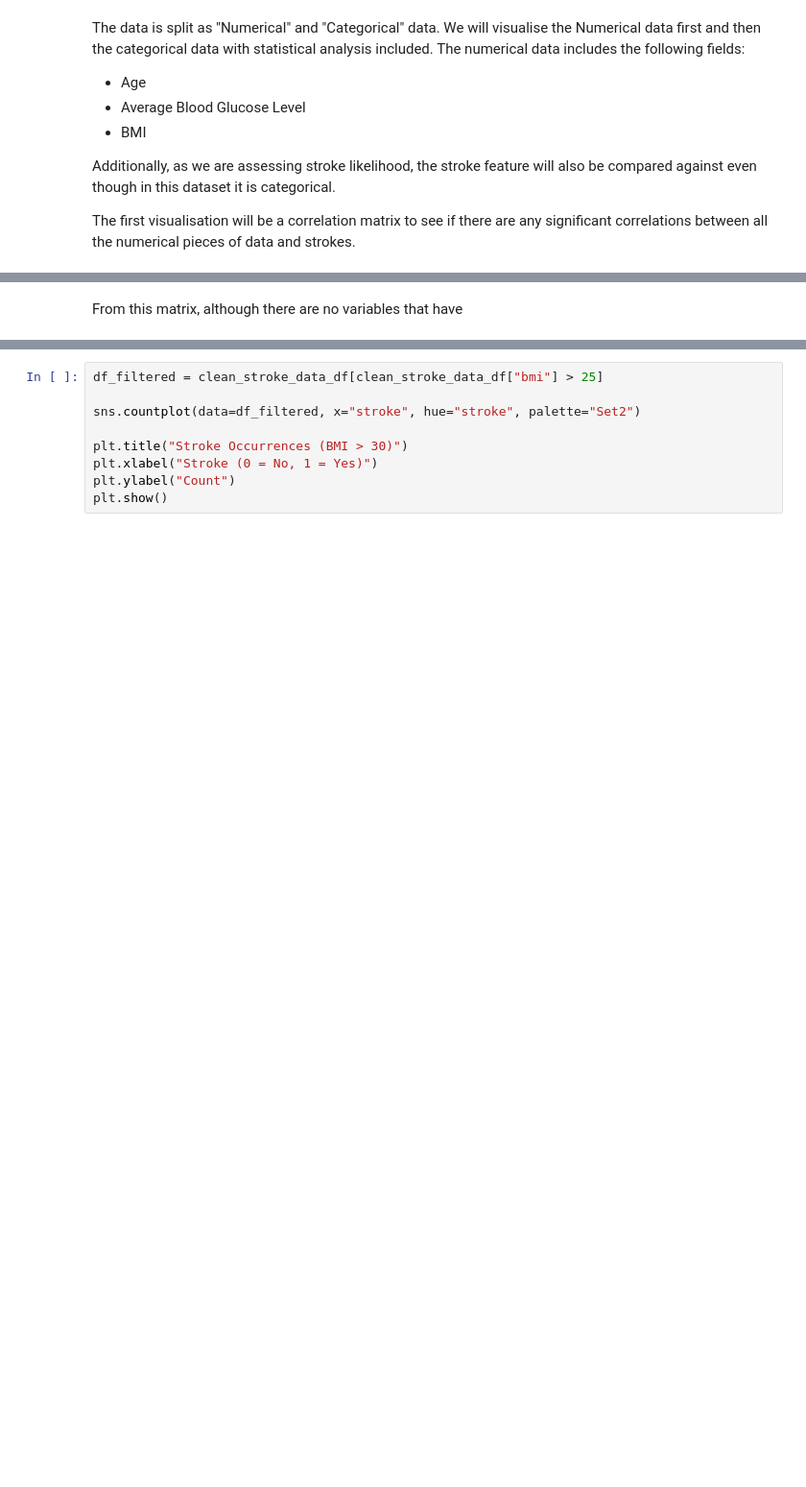
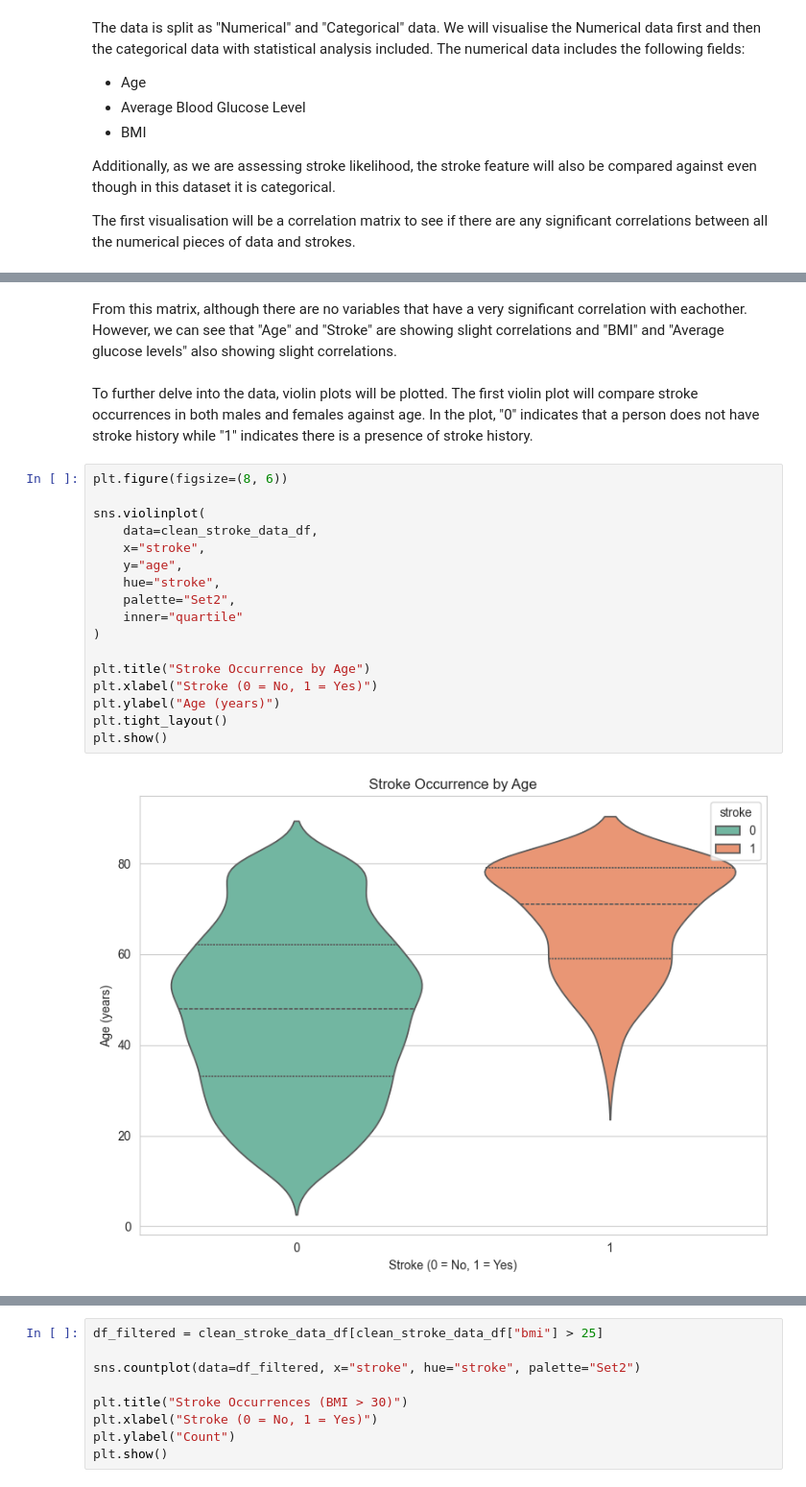
Before and after one commit to naqashb7/stroke_prediction_app, a Jupyter notebook: jupyter_notebooks/EDA.ipynb, the cells around one changed output, grey strips where cells are left out. Shown at 96% size. Saved outputs shown, nothing was run; the diff lists cells and outputs as text; blank space fills up the shorter version.

```diff
--- a/jupyter_notebooks/EDA.ipynb
+++ b/jupyter_notebooks/EDA.ipynb
@@ -211,2 +234,23 @@ plt.show()
-# %% [markdown]
-From this matrix, although there are no variables that have
+# %% [markdown]
+From this matrix, although there are no variables that have a very significant correlation with eachother. However, we can see that "Age" and "Stroke" are showing slight correlations and "BMI" and "Average glucose levels" also showing slight correlations.
+# %% [markdown]
+To further delve into the data, violin plots will be plotted. The first violin plot will compare stroke occurrences in both males and females against age. In the plot, "0" indicates that a person does not have stroke history while "1" indicates there is a presence of stroke history.
+# %%
+plt.figure(figsize=(8, 6))
+
+sns.violinplot(
+    data=clean_stroke_data_df,
+    x="stroke",
+    y="age",
+    hue="stroke",
+    palette="Set2",
+    inner="quartile"
+)
+
+plt.title("Stroke Occurrence by Age")
+plt.xlabel("Stroke (0 = No, 1 = Yes)")
+plt.ylabel("Age (years)")
+plt.tight_layout()
+plt.show()
+# %% [output]
+[figure, added]
```
Also changed, not shown: parts of 11 cells of this notebook, 1 other file.
